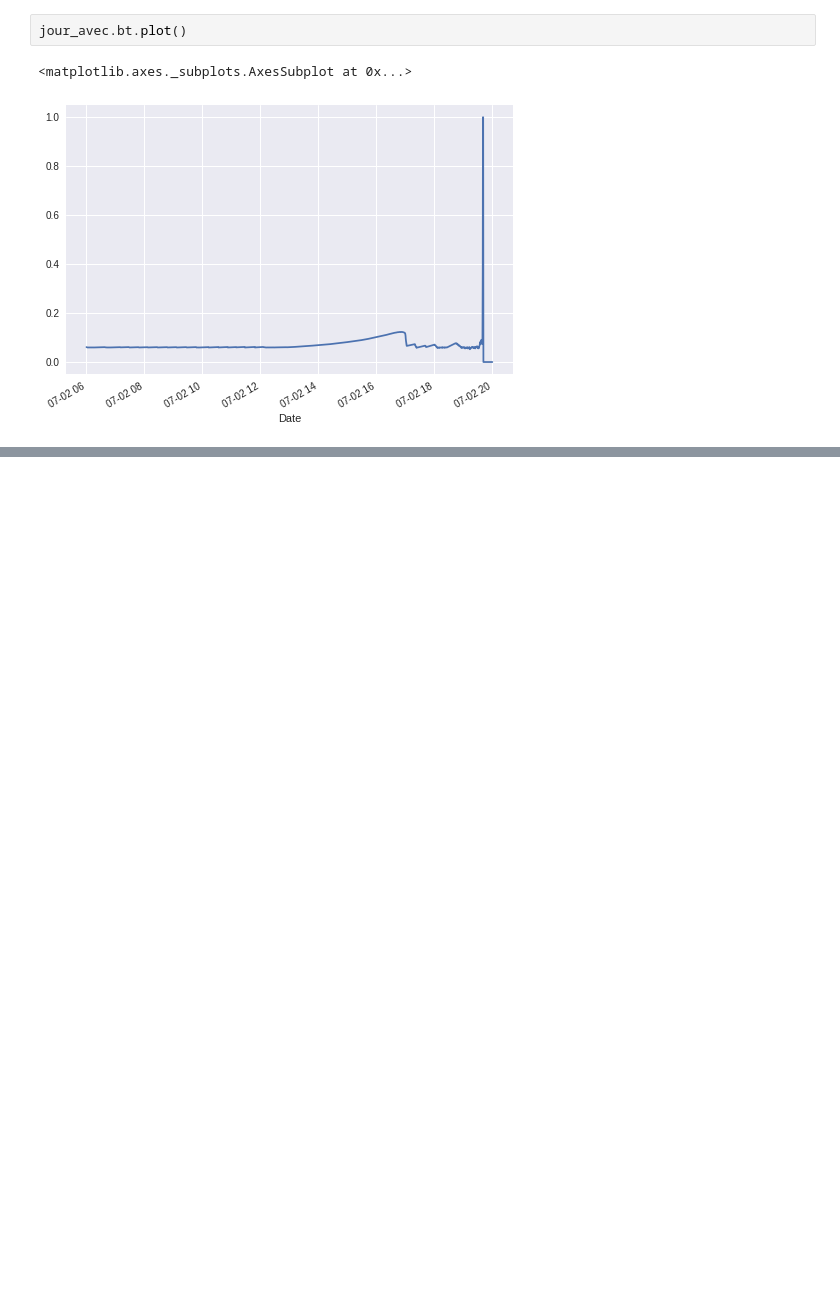
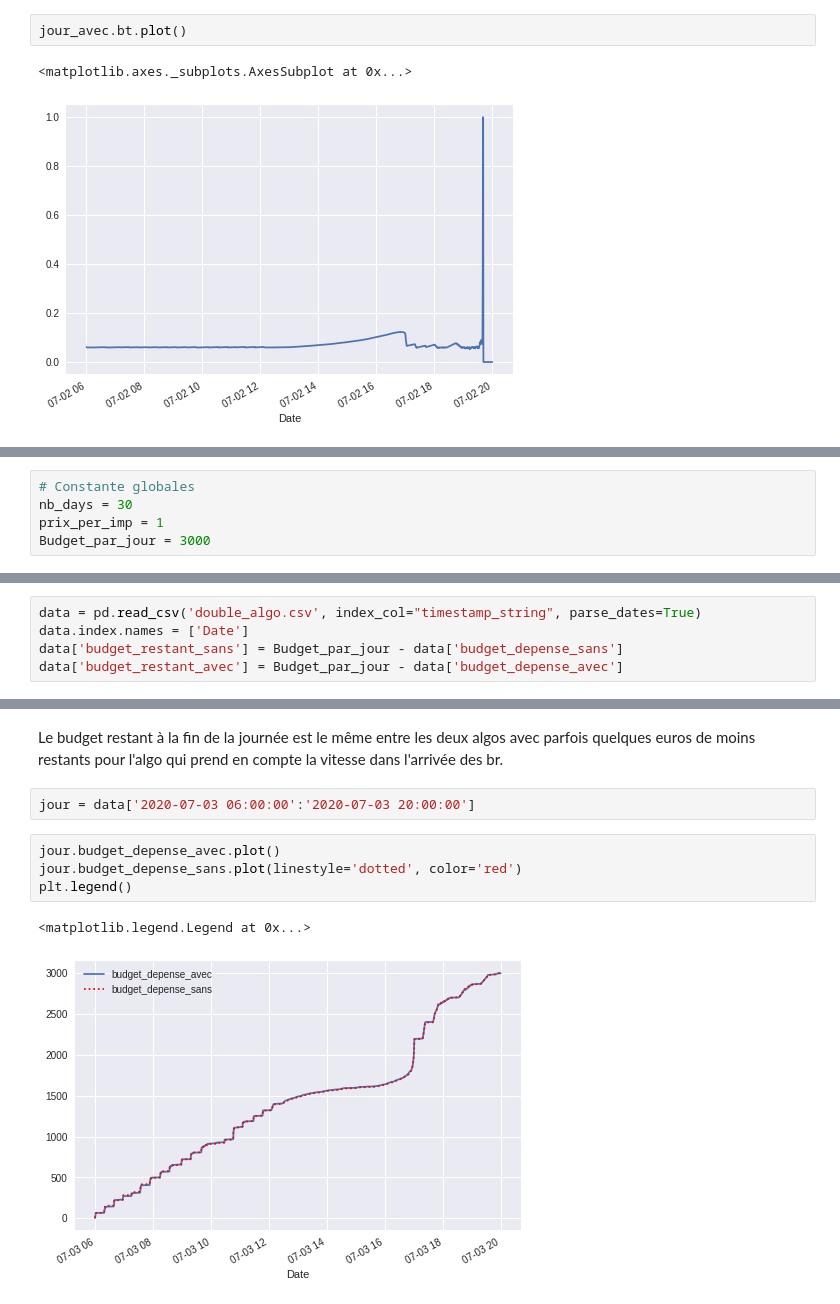
Before and after one commit to ThomasM-mecen/Displayce_internship, a Jupyter notebook: Pacing/Pacing_simulation_v5.ipynb, the cells around one changed output, grey strips where cells are left out. Cells and saved outputs as stored; diff of their text form; blank space fills up the shorter version.

Commit message:
ajout d'un comparatif des deux algos

```diff
--- a/Pacing/Pacing_simulation_v5.ipynb
+++ b/Pacing/Pacing_simulation_v5.ipynb
@@ -386,0 +461,5 @@ jour_avec.bt.plot()
+# %%
+# Constante globales
+nb_days = 30
+prix_per_imp = 1
+Budget_par_jour = 3000
@@ -386,0 +495,5 @@ jour_avec.bt.plot()
+# %%
+data = pd.read_csv('double_algo.csv', index_col="timestamp_string", parse_dates=True)
+data.index.names = ['Date']
+data['budget_restant_sans'] = Budget_par_jour - data['budget_depense_sans']
+data['budget_restant_avec'] = Budget_par_jour - data['budget_depense_avec']
@@ -386,0 +521,11 @@ jour_avec.bt.plot()
+# %% [markdown]
+Le budget restant à la fin de la journée est le même entre les deux algos avec parfois quelques euros de moins restants pour l'algo qui prend en compte la vitesse dans l'arrivée des br.
+# %%
+jour = data['2020-07-03 06:00:00':'2020-07-03 20:00:00']
+# %%
+jour.budget_depense_avec.plot()
+jour.budget_depense_sans.plot(linestyle='dotted', color='red')
+plt.legend()
+# %% [output]
+<matplotlib.legend.Legend at 0x...>
+[figure, added]
```
Also changed, not shown: parts of 12 cells of this notebook, 1 other file.
